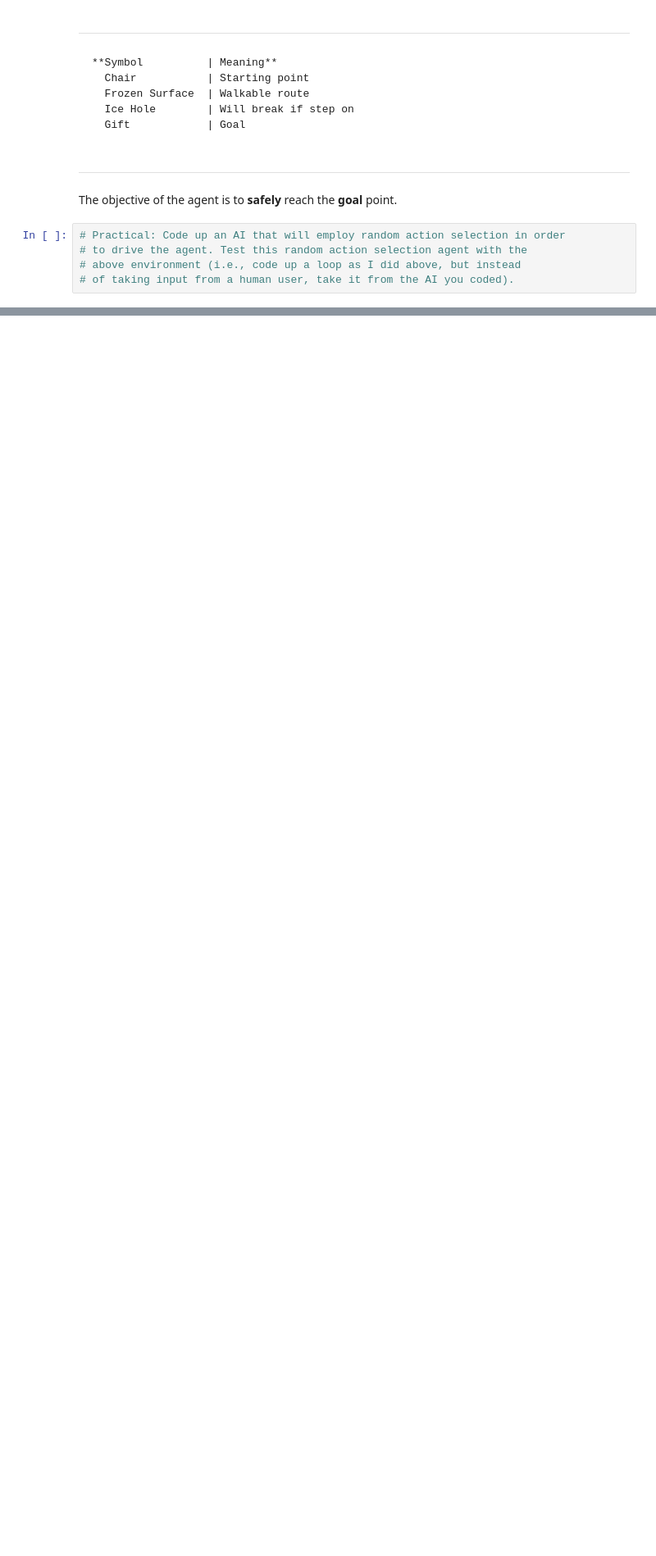
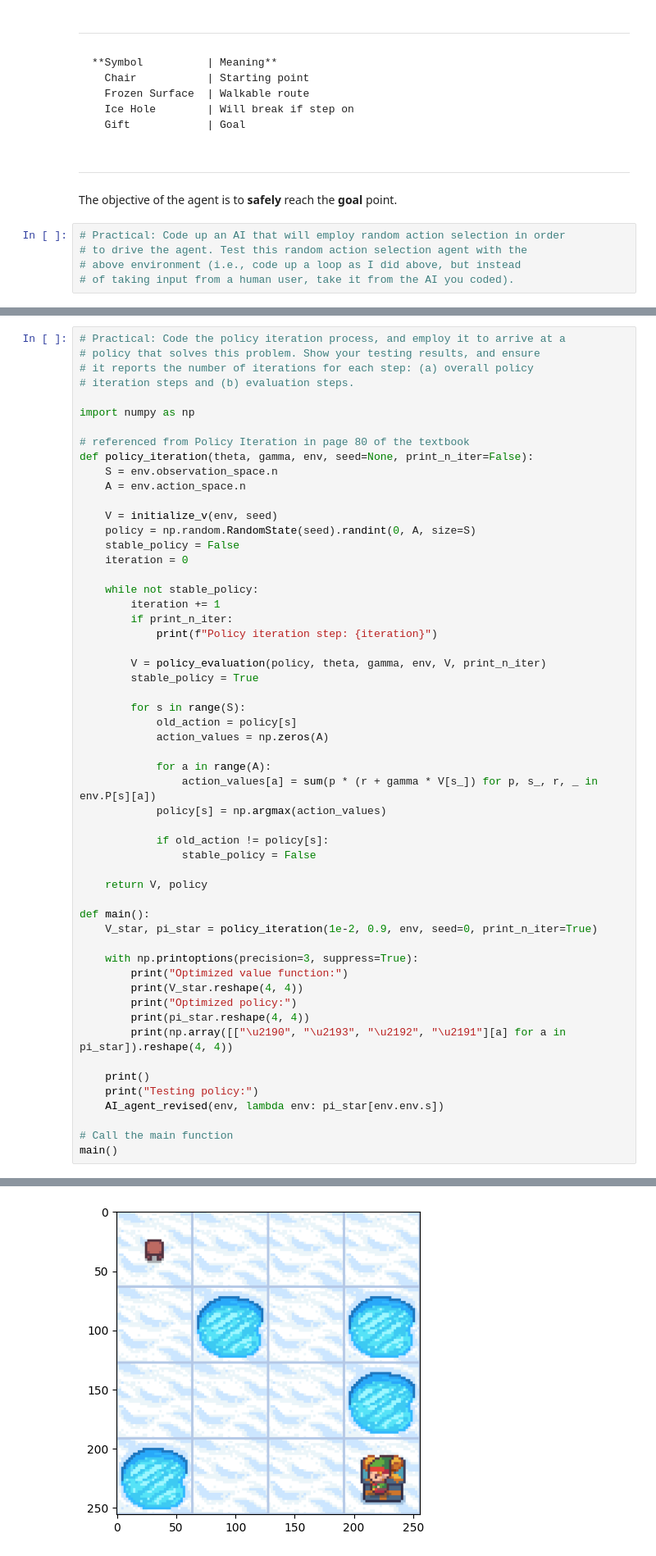
Before and after one commit to petapeanut/Assignment1, a Jupyter notebook: A1_DynProg.ipynb, the cells around one changed output, grey strips where cells are left out. Shown: that part at 82% size. Saved outputs shown, nothing was run; the diff lists cells and outputs as text; blank space fills up the shorter version.

```diff
--- a/A1_DynProg.ipynb
+++ b/A1_DynProg.ipynb
@@ -240,0 +407,56 @@ play_agent(env, policy)
+# %%
+# Practical: Code the policy iteration process, and employ it to arrive at a
+# policy that solves this problem. Show your testing results, and ensure
+# it reports the number of iterations for each step: (a) overall policy
+# iteration steps and (b) evaluation steps.
+
+import numpy as np
+
+# referenced from Policy Iteration in page 80 of the textbook
+def policy_iteration(theta, gamma, env, seed=None, print_n_iter=False):
+    S = env.observation_space.n
+    A = env.action_space.n
+
+    V = initialize_v(env, seed)
+    policy = np.random.RandomState(seed).randint(0, A, size=S)
+    stable_policy = False
+    iteration = 0
+
+    while not stable_policy:
+        iteration += 1
+        if print_n_iter:
+            print(f"Policy iteration step: {iteration}")
+
+        V = policy_evaluation(policy, theta, gamma, env, V, print_n_iter)
+        stable_policy = True
+
+        for s in range(S):
+            old_action = policy[s]
+            action_values = np.zeros(A)
+
+            for a in range(A):
+                action_values[a] = sum(p * (r + gamma * V[s_]) for p, s_, r, _ in env.P[s][a])
+            policy[s] = np.argmax(action_values)
+
+            if old_action != policy[s]:
+                stable_policy = False
+
+    return V, policy
+
+def main():
+    V_star, pi_star = policy_iteration(1e-2, 0.9, env, seed=0, print_n_iter=True)
+
+    with np.printoptions(precision=3, suppress=True):
+        print("Optimized value function:")
+        print(V_star.reshape(4, 4))
+        print("Optimized policy:")
+        print(pi_star.reshape(4, 4))
+        print(np.array([["\u2190", "\u2193", "\u2192", "\u2191"][a] for a in pi_star]).reshape(4, 4))
+
+    print()
+    print("Testing policy:")
+    AI_agent_revised(env, lambda env: pi_star[env.env.s])
+
+# Call the main function
+main()
+# %% [output]
@@ -240,0 +480 @@ play_agent(env, policy)
+[figure, added]
```
Also changed, not shown: parts of 11 cells of this notebook.
